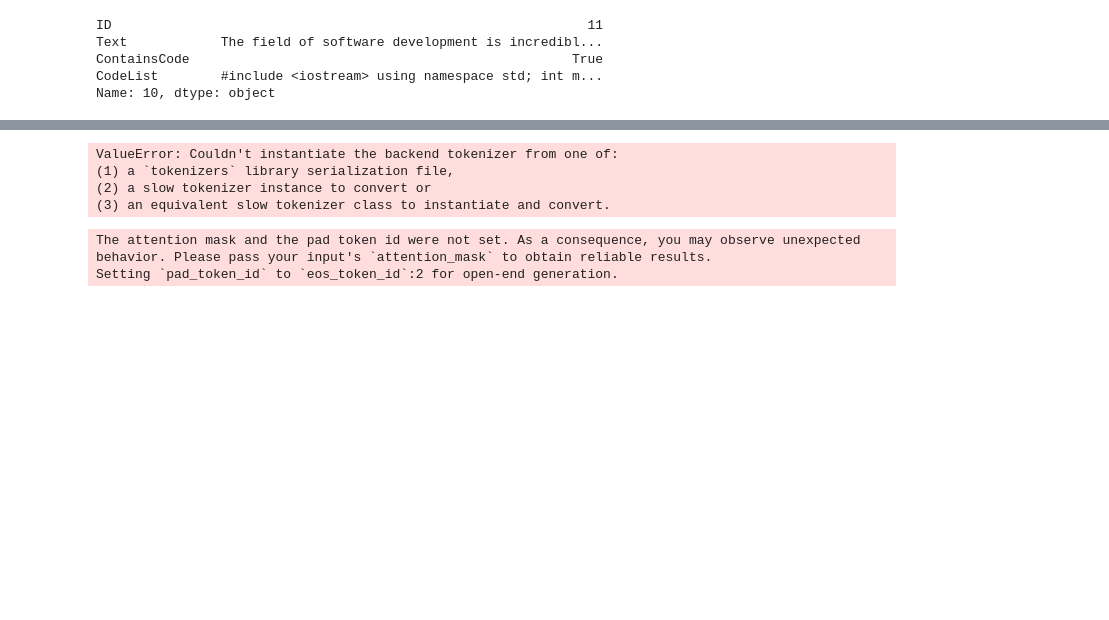
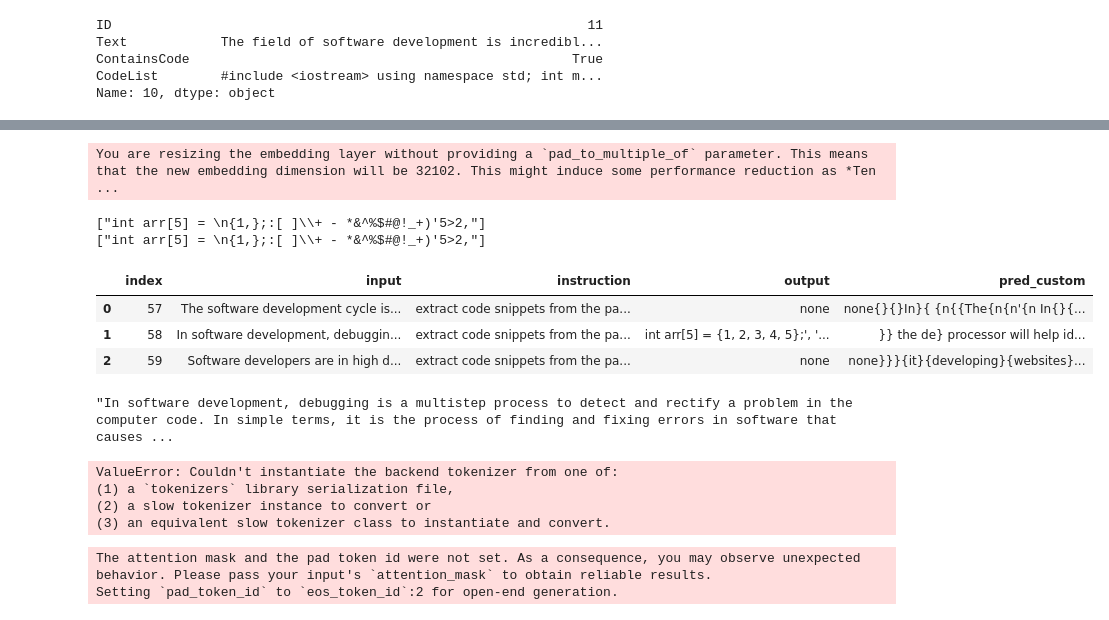
Before and after one commit to blur0b0t/mh_shell, a Jupyter notebook: pred.ipynb, the cells around one changed output, grey strips where cells are left out. Drawn from its saved outputs; the diff is of its cells as text; code cells hidden in the pictures; blank space fills up the shorter version.

```diff
--- a/pred.ipynb
+++ b/pred.ipynb
@@ -39,7 +39,7 @@ mh_dir='mh_shell'
 from peft import AutoPeftModelForSeq2SeqLM
 from transformers import AutoTokenizer
 import torch
-model_path=f"/home/u131168/{mh_dir}/ft_models/flan-t5-xl_peft_finetuned_model/checkpoint-6900"
+model_path=f"/home/u131168/{mh_dir}/ft_models/flan-t5-xl_peft_finetuned_model/checkpoint-11000"
 # model_path="/home/u131168/mh_one_api/model/ft_models/flan-t5-xl_peft_ss/checkpoint-7000"
 
 tokenizer = AutoTokenizer.from_pretrained("google/flan-t5-xl")
@@ -123,7 +123,7 @@ Requirement already satisfied: mpmath>=0.19 in /home/u131168/.local/lib/python3.
 from pprint import pprint
 
 # p_count=50
-psi,pei=50,60
+psi,pei=57,59
 prompts = ftrain_data.loc[psi:pei,['input','instruction']].values.tolist()
 # instruction="extract code snippets from the paragraph, if it does not contain code snippets then say none"
 
@@ -138,17 +138,65 @@ prompts=t_prompts
 # prompts = ftrain_data.loc[:p_count,['input','instruction']].values.tolist()
 # pprint(prompts)
 # %%
+from tokenizers import AddedToken
+
+tokenizer = AutoTokenizer.from_pretrained("google/flan-t5-xl")
+# stokens=[]
+# stokens=["{", "}"  ]
+# for st in stokens:
+    # tokenizer.add_tokens(AddedToken(st, normalized=False))
+
+tokenizer.add_tokens(["{","}"],special_tokens=False)
+# custom_model.resize_token_embeddings(len(tokenizer))
+
 input_ids = tokenizer(prompts, return_tensors="pt" ,padding=True,truncation=True, max_length=512).input_ids
 # sample up to 30 tokens
 torch.manual_seed(0)  # doctest: +IGNORE_RESULT
+custom_model.resize_token_embeddings(len(tokenizer))
 outputs = custom_model.generate(input_ids=input_ids, do_sample=True, max_length=50)
 pred_custom=tokenizer.batch_decode(outputs, skip_special_tokens=True)
+# %% [output]
+You are resizing the embedding layer without providing a `pad_to_multiple_of` parameter. This means that the new embedding dimension will be 32102. This might induce some performance reduction as *Ten ...
+# %%
+# !pip install transformers
+from transformers import AutoTokenizer
+from transformers import T5Tokenizer
+
+from tokenizers import AddedToken
+text="int arr[5] = \n{1,};:[ ]\+ - *&^%$#@!_+)'5>2,"
+
+# tokenizer = AutoTokenizer.from_pretrained("google/flan-t5-xl")
+tokenizer = T5Tokenizer.from_pretrained("google/flan-t5-xl")
+# tokenizer = AutoTokenizer.from_pretrained("bert-base-cased")
+
+stokens=[]
+stokens=["{", "}" ,"\n","<", ">"," ",'\\','/','^']
+for st in stokens:
+    tokenizer.add_tokens(AddedToken(st, normalized=False))
+
+# tokenizer.add_tokens(["{","}","<","\n"])
+input_ids = tokenizer(text, return_tensors="pt" ,padding=True,truncation=True, max_length=512).input_ids
+# pred_custom=tokenizer.batch_decode(outputs, skip_special_tokens=True)
+print([text])
+print(tokenizer.batch_decode(input_ids,skip_special_tokens=True,spaces_between_special_tokens = False))
+# %% [output]
+["int arr[5] = \n{1,};:[ ]\\+ - *&^%$#@!_+)'5>2,"]
+["int arr[5] = \n{1,};:[ ]\\+ - *&^%$#@!_+)'5>2,"]
 # %%
 pred_custom_df=pd.DataFrame(pd.Series(pred_custom,name="pred_custom"))
 # pred_ft5_df=pd.DataFrame(pd.Series(pred_ft5,name="pred_ft5"))
-temp_df=pd.concat([ftrain_data.iloc[psi:pei].reset_index()],axis=1)
+temp_df=pd.concat([ftrain_data.iloc[psi:pei+1].reset_index(),pred_custom_df],axis=1)
 temp_df
 # pprint(temp_df.iloc[1,0])
+# %% [output]
+|  | index | input | instruction | output | pred_custom |
+| 0 | 57 | The software development cycle is... | extract code snippets from the pa... | none | none{}{}In}{ {n{{The{n{n'{n In{}{... |
+| 1 | 58 | In software development, debuggin... | extract code snippets from the pa... | int arr[5] = {1, 2, 3, 4, 5};', '... | }} the de} processor will help id... |
+| 2 | 59 | Software developers are in high d... | extract code snippets from the pa... | none | none}}}{it}{developing}{websites}... |
+# %%
+temp_df.iloc[8,1]
+# %% [output]
+"In software development, debugging is a multistep process to detect and rectify a problem in the computer code. In simple terms, it is the process of finding and fixing errors in software that causes ...
 # %%
 # # !pip install tiktoken
 # # !pip install transformers
```
Also changed, not shown: parts of 2 cells of this notebook, 7 other files.
